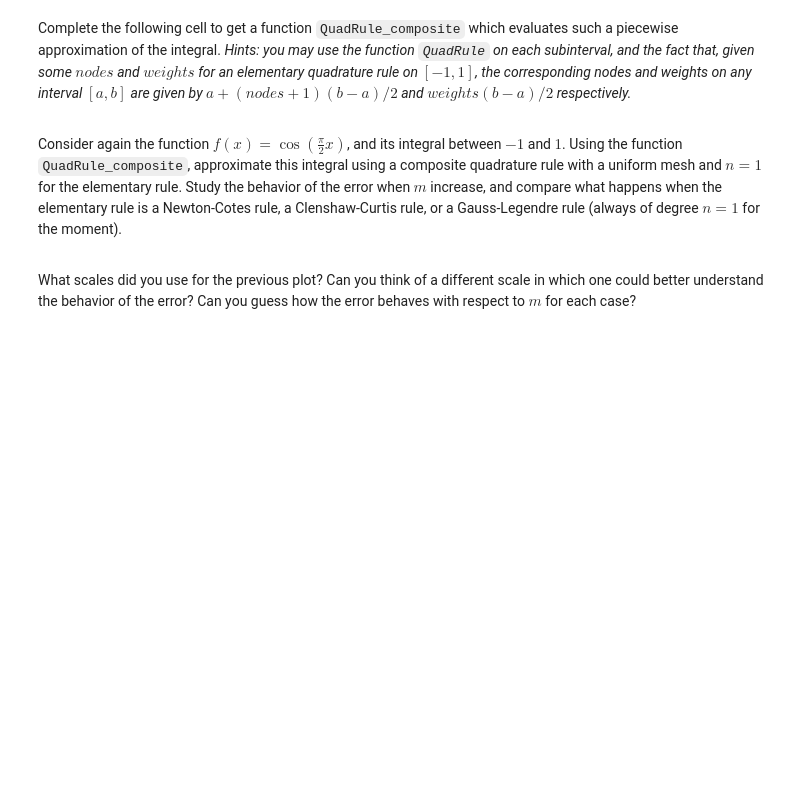
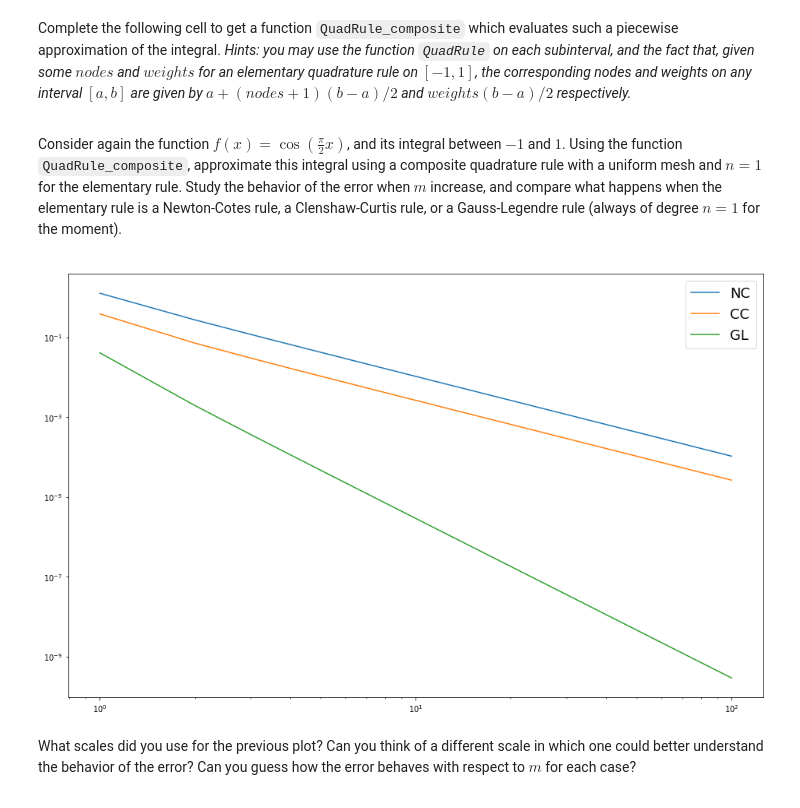
Before and after one commit to azbenoit/uni, a Jupyter notebook: MAA106/Chapter3_NumericalIntegration/3-NumericalIntegration.ipynb, the cells around one changed output. Cells and saved outputs as stored; diff of their text form; code cells hidden in the pictures; blank space fills up the shorter version.

```diff
--- a/MAA106/Chapter3_NumericalIntegration/3-NumericalIntegration.ipynb
+++ b/MAA106/Chapter3_NumericalIntegration/3-NumericalIntegration.ipynb
@@ -1533,11 +1578,11 @@ def QuadRule_composite(f, mesh, nodes_elem, weights_elem):
     m = mesh.size - 1 # number of subintervals
     I_comp = 0
     for k in np.arange(0,m):
-        xk = ... # getting x_k
-        xkp1 = ... # getting x_{k+1}
-        nodes_rescaled = ... # nodes of the elementary rule rescaled for the interval [x_k,x_{k+1}]
-        weights_rescaled = ... # weights of the elementary rule rescaled for the interval [x_k,x_{k+1}]
-        I_comp = I_comp + ... # elementary quadrature on [x_k,x_{k+1}]
+        xk = mesh[k] # getting x_k
+        xkp1 = mesh[k+1] # getting x_{k+1}
+        nodes_rescaled = (nodes_elem+1)*(xkp1-xk)/2  + xk  # nodes of the elementary rule rescaled for the interval [x_k,x_{k+1}]
+        weights_rescaled = weights_elem*(xkp1-xk)/2 # weights of the elementary rule rescaled for the interval [x_k,x_{k+1}]
+        I_comp = I_comp + QuadRule(f,nodes_rescaled,weights_rescaled) # elementary quadrature on [x_k,x_{k+1}]
     return I_comp
 # %% [markdown]
 <div markdown=1 class="DoIt">
@@ -1546,37 +1591,47 @@ Consider again the function $f(x)=\cos\left(\frac{\pi}{2} x\right)$, and its int
 # %%
 def f(x):
     return  np.cos(pi/2*x)
 
 a = -1
 b = 1
 I = 4/pi # exact value of the integral of f from -1 to 1
 
 # coefficients on [-1,1] for each elementary rule
 n = 1
 nodes_elem_NC, weights_elem_NC = coeffs_NewtonCotes(n)
 nodes_elem_CC, weights_elem_CC = coeffs_ClenshawCurtis(n)
 nodes_elem_GL, weights_elem_GL = coeffs_GaussLegendre(n)
 
 m_max = 100
 tab_m = np.arange(1, m_max+1)
 # Initialization
+tab_IcompNC = np.zeros(m_max)
 tab_IcompCC = np.zeros(m_max)
 tab_IcompGL = np.zeros(m_max)
 
 # computation of the approximated value of the integral for m = 1,...,m_max
 for m in tab_m:
     mesh = np.linspace(a, b, m+1)
-    tab_IcompNC[m-1] = ...
-    tab_IcompCC[m-1] = ...
-    tab_IcompGL[m-1] = ...
+    tab_IcompNC[m-1] = QuadRule_composite(f,mesh, nodes_elem_NC,weights_elem_NC)
+    tab_IcompCC[m-1] = QuadRule_composite(f,mesh,  nodes_elem_CC,weights_elem_CC)
+    tab_IcompGL[m-1] = QuadRule_composite(f,mesh,  nodes_elem_GL, weights_elem_GL)
 
 # computation of the error
-tab_errNC = ...
-tab_errCC = ...
-tab_errGL = ...
+tab_errNC = np.abs(tab_IcompNC- I)
+tab_errCC = np.abs(tab_IcompCC- I)
+tab_errGL = np.abs(tab_IcompGL- I)
 
 # plot
-...
+fig  = plt.figure(figsize = (16,10))
+plt.plot(tab_m, tab_errNC, label = "NC")
+plt.plot(tab_m, tab_errCC, label = "CC")
+plt.plot(tab_m, tab_errGL, label = "GL")
+plt.legend(fontsize  = 18)
+plt.yscale('log')
+plt.xscale('log')
+plt.show()
+# %% [output]
+[figure, added]
 # %% [markdown]
 <div markdown=1 class="DoIt">
 
```
Also changed, not shown: parts of 14 cells of this notebook, 30 other files.
